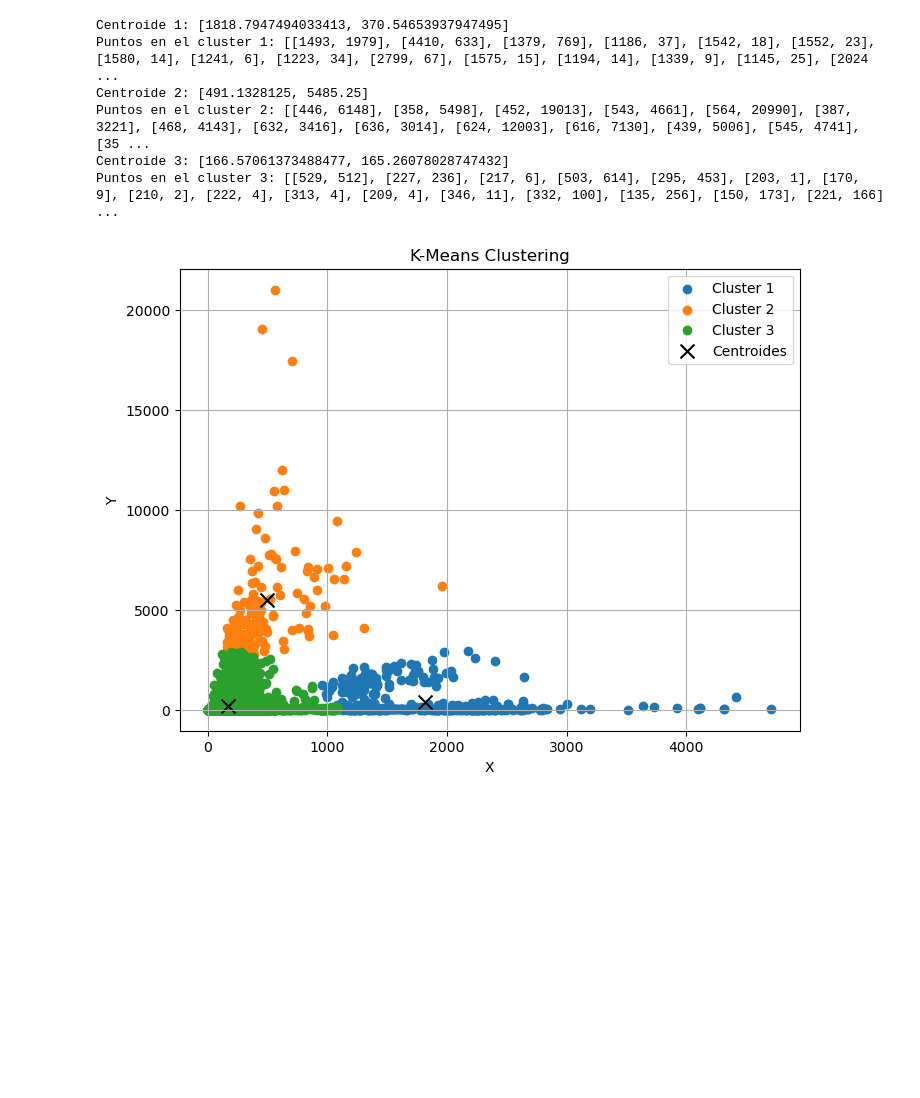
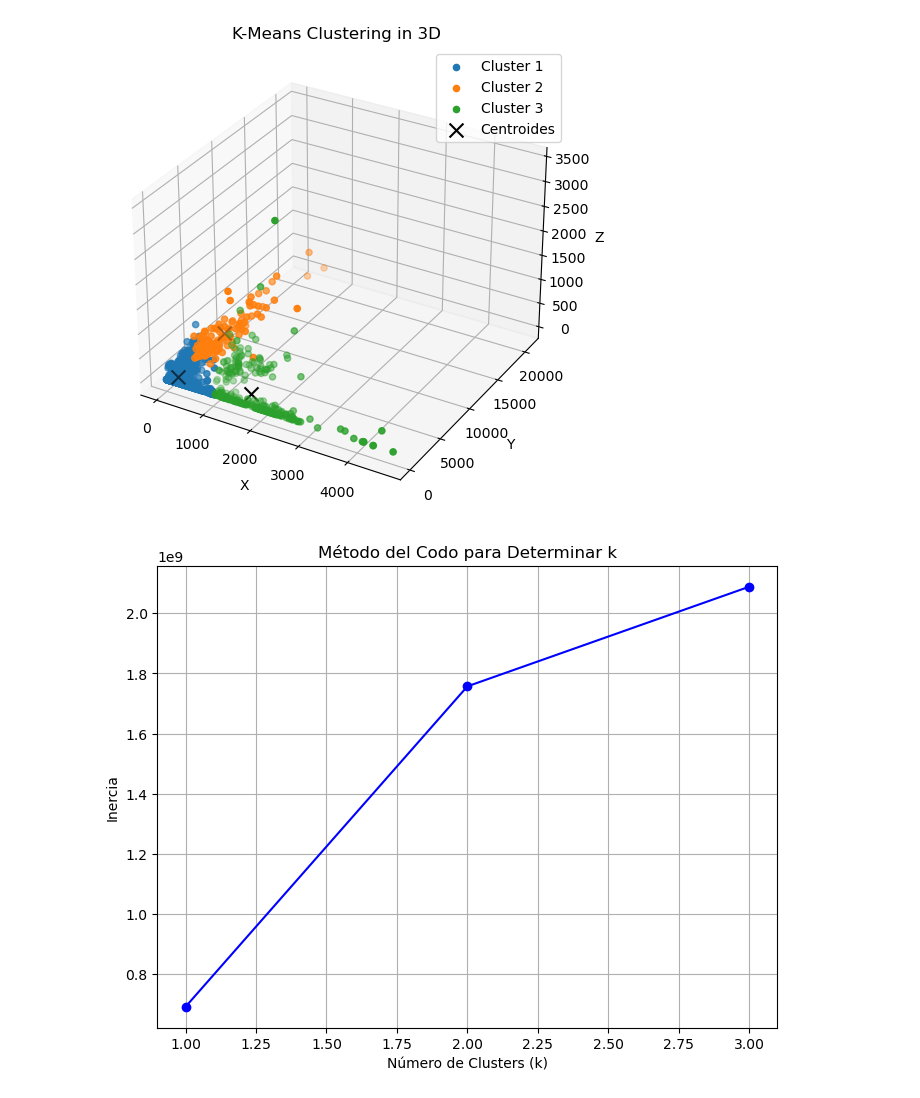
Before and after one commit to Senorita-glez/MachineLearning, a Jupyter notebook: Practica-2/Practica-2.ipynb, the cells around one changed output. Saved outputs shown, nothing was run; the diff lists cells and outputs as text; code cells hidden in the pictures; blank space fills up the shorter version.

```diff
--- a/Practica-2/Practica-2.ipynb
+++ b/Practica-2/Practica-2.ipynb
@@ -67,3 +84,12 @@ def plot_clusters(centroids, clusters):
+# %%
+def calculate_inertia(k, clusters, centroids):
+    total_inertia = 0
+    for i in range(k):
+        cluster_points = clusters[i]
+        centroid = centroids[i]
+        inertia_cluster = sum(disEuclidian(centroid, point) ** 2 for point in cluster_points)
+        total_inertia += inertia_cluster
+    return total_inertia
 # %%
 def kMeansComplete(Archive, listaCaracteristicas, k):
     data = pd.read_csv(Archive)
@@ -72,21 +98,31 @@ def kMeansComplete(Archive, listaCaracteristicas, k):
 
     columnas_seleccionadas = data[listaCaracteristicas]
     data_list = columnas_seleccionadas.values.tolist()
-    k=3
     centroids, clusters = k_means(data_list, k)
 
-    for i, centroid in enumerate(centroids):
-        print(f"Centroide {i + 1}: {centroid}")
-        print(f"Puntos en el cluster {i + 1}: {clusters[i]}")
+    inertia = []
+    for k in range(1, len(clusters) + 1):
+        total_inertia = calculate_inertia(k, clusters, centroids)
+        inertia.append(total_inertia)
 
-    plot_clusters(centroids, clusters)
+    if len(listaCaracteristicas) == 2:
+        plot_clusters(centroids, clusters)
+    elif len(listaCaracteristicas) == 3:
+        plot_clusters_3d(centroids, clusters)
+    else:
+        for i, centroid in enumerate(centroids):
+            print(f"Centroide {i + 1}: {centroid}")
+            print(f"Puntos en el cluster {i + 1}: {clusters[i]}")
+
+    plt.figure(figsize=(8, 6))
+    plt.plot(range(1, len(clusters) + 1), inertia, marker='o', linestyle='-', color='b')
+    plt.xlabel('Número de Clusters (k)')
+    plt.ylabel('Inercia')
+    plt.title('Método del Codo para Determinar k')
+    plt.grid(True)
+    plt.show()
 # %%
-kMeansComplete('Live.csv', ['num_reactions', 'num_comments'], 3)
+kMeansComplete('Live.csv', ['num_reactions', 'num_comments','num_shares'], 3)
 # %% [output]
-Centroide 1: [1818.7947494033413, 370.54653937947495]
-Puntos en el cluster 1: [[1493, 1979], [4410, 633], [1379, 769], [1186, 37], [1542, 18], [1552, 23], [1580, 14], [1241, 6], [1223, 34], [2799, 67], [1575, 15], [1194, 14], [1339, 9], [1145, 25], [2024 ...
-Centroide 2: [491.1328125, 5485.25]
-Puntos en el cluster 2: [[446, 6148], [358, 5498], [452, 19013], [543, 4661], [564, 20990], [387, 3221], [468, 4143], [632, 3416], [636, 3014], [624, 12003], [616, 7130], [439, 5006], [545, 4741], [35 ...
-Centroide 3: [166.57061373488477, 165.26078028747432]
-Puntos en el cluster 3: [[529, 512], [227, 236], [217, 6], [503, 614], [295, 453], [203, 1], [170, 9], [210, 2], [222, 4], [313, 4], [209, 4], [346, 11], [332, 100], [135, 256], [150, 173], [221, 166] ...
-[figure, old version]
+[figure, new version]
+[figure, added]
```
Also changed, not shown: parts of 4 cells of this notebook.
